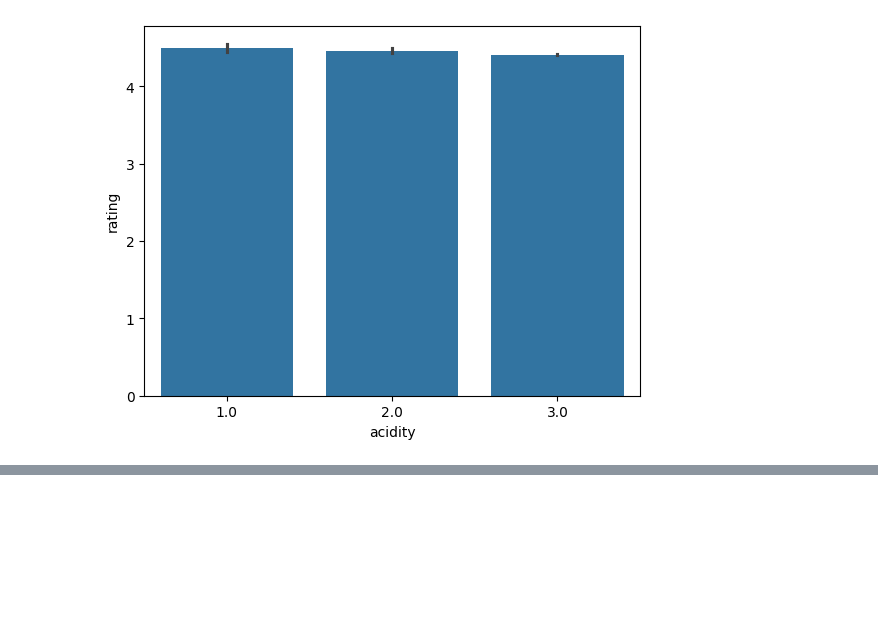
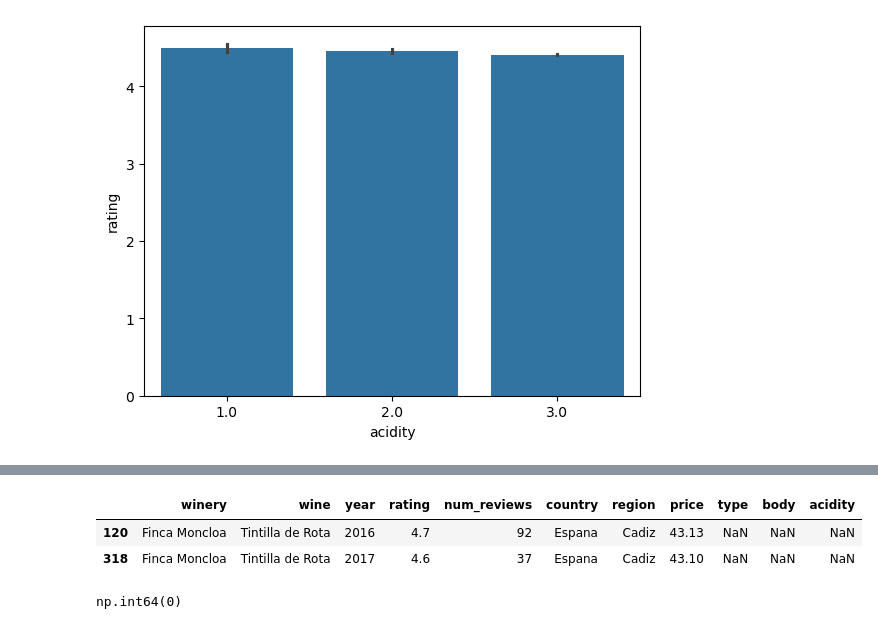
Before and after one commit to NataliaHerrera-DA/proyecto-da-promo-60-modulo-4-team-1, a Jupyter notebook: ETL.ipynb, the cells around one changed output, grey strips where cells are left out. Cells and saved outputs as stored; diff of their text form; code cells hidden in the pictures; blank space fills up the shorter version.

```diff
--- a/ETL.ipynb
+++ b/ETL.ipynb
@@ -253,0 +285,13 @@ Name: proportion, dtype: float64
+# %%
+df[
+    (df['winery'] == 'Finca Moncloa') &
+    (df['wine'] == 'Tintilla de Rota')
+].sort_values('year')
+# %% [output]
+|  | winery | wine | year | rating | num_reviews | country | region | price | type | body | acidity |
+| 120 | Finca Moncloa | Tintilla de Rota | 2016 | 4.7 | 92 | Espana | Cadiz | 43.13 | NaN | NaN | NaN |
+| 318 | Finca Moncloa | Tintilla de Rota | 2017 | 4.6 | 37 | Espana | Cadiz | 43.10 | NaN | NaN | NaN |
+# %%
+df['wine'].isna().sum()
+# %% [output]
+np.int64(0)
```
Also changed, not shown: parts of 38 cells of this notebook, 3 other files.
